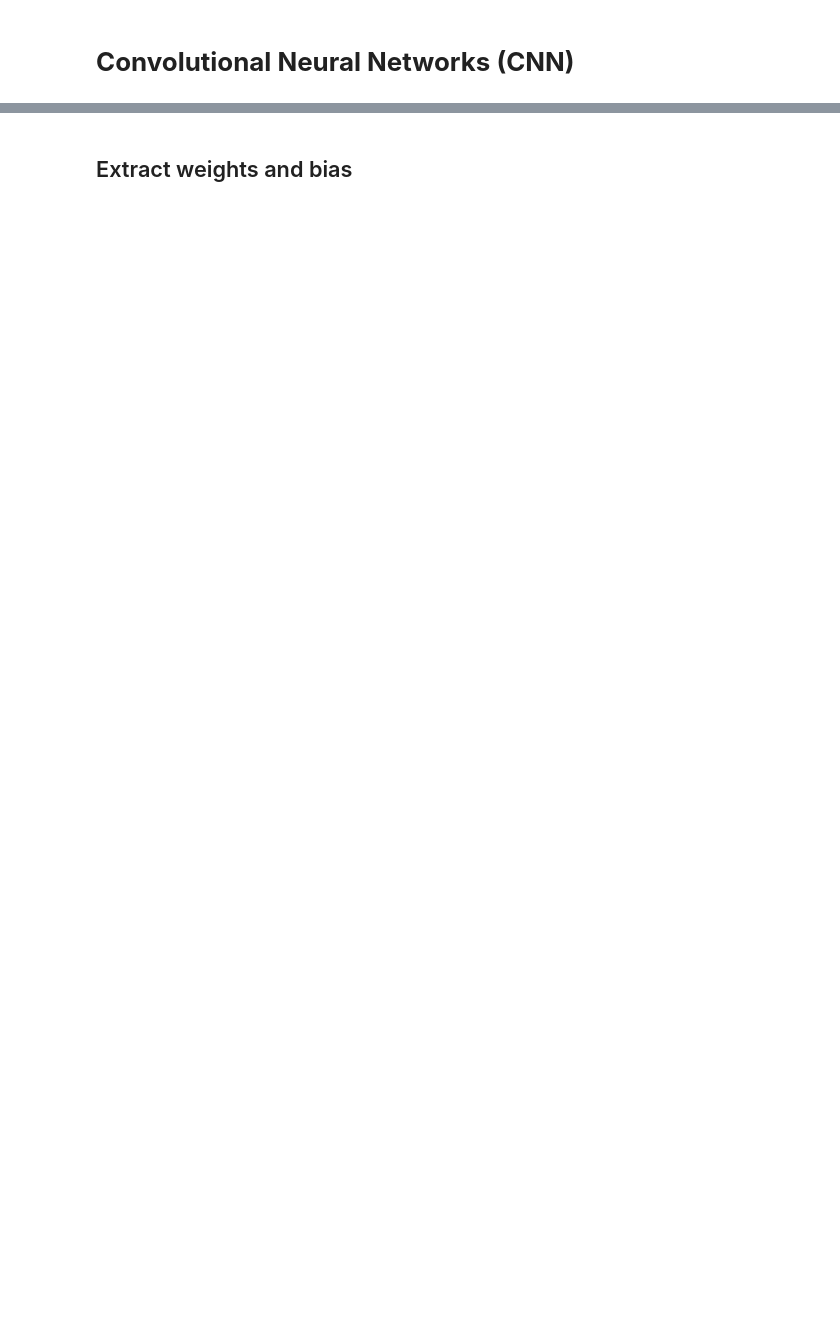
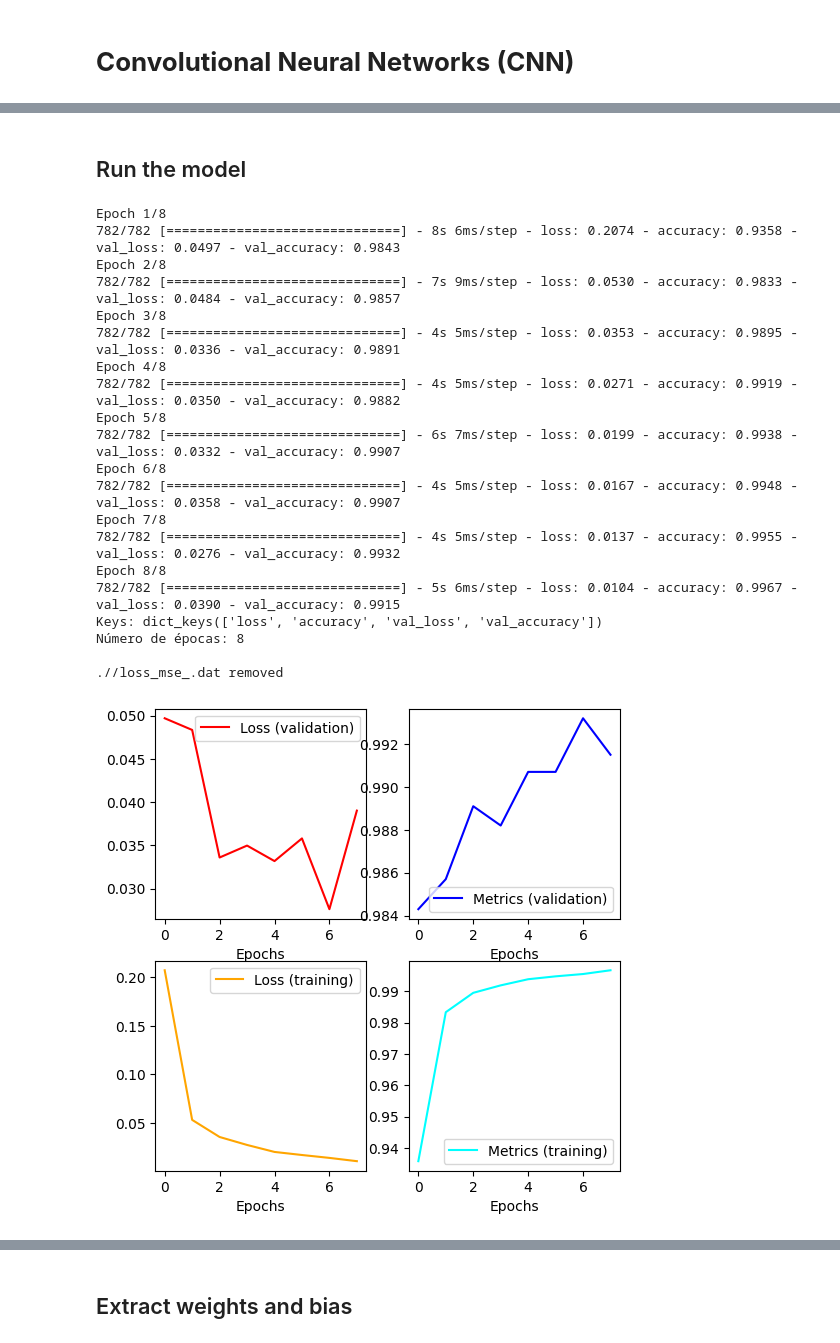
Before and after one commit to IrisFDTD/AI-UNIZAR-course, a Jupyter notebook: minst/ai_unizar_course_classifying_digits_23-24.ipynb, the cells around one changed output, grey strips where cells are left out. Drawn from its saved outputs; the diff is of its cells as text; code cells hidden in the pictures; blank space fills up the shorter version.

```diff
--- a/minst/ai_unizar_course_classifying_digits_23-24.ipynb
+++ b/minst/ai_unizar_course_classifying_digits_23-24.ipynb
@@ -500 +496,37 @@ Número de épocas: 8
+# %% [markdown]
+## Run the model
+# %%
+history=model.fit(x_train,y1h_train,
+                  epochs=epochs,
+                  batch_size=batch_size,\
+                  verbose=1,
+                  validation_data=(x_val, y1h_val))
+
+model.save('./model_conv2d.keras')
+# history from training
+print("Keys:",history.history.keys())
+plot_keys=list(history.history.keys())
+plot_score("./",history,loss_name=plot_keys[0],metrics_name=plot_keys[1])
+# %% [output]
+Epoch 1/8
+782/782 [==============================] - 8s 6ms/step - loss: 0.2074 - accuracy: 0.9358 - val_loss: 0.0497 - val_accuracy: 0.9843
+Epoch 2/8
+782/782 [==============================] - 7s 9ms/step - loss: 0.0530 - accuracy: 0.9833 - val_loss: 0.0484 - val_accuracy: 0.9857
+Epoch 3/8
+782/782 [==============================] - 4s 5ms/step - loss: 0.0353 - accuracy: 0.9895 - val_loss: 0.0336 - val_accuracy: 0.9891
+Epoch 4/8
+782/782 [==============================] - 4s 5ms/step - loss: 0.0271 - accuracy: 0.9919 - val_loss: 0.0350 - val_accuracy: 0.9882
+Epoch 5/8
+782/782 [==============================] - 6s 7ms/step - loss: 0.0199 - accuracy: 0.9938 - val_loss: 0.0332 - val_accuracy: 0.9907
+Epoch 6/8
+782/782 [==============================] - 4s 5ms/step - loss: 0.0167 - accuracy: 0.9948 - val_loss: 0.0358 - val_accuracy: 0.9907
+Epoch 7/8
+782/782 [==============================] - 4s 5ms/step - loss: 0.0137 - accuracy: 0.9955 - val_loss: 0.0276 - val_accuracy: 0.9932
+Epoch 8/8
+782/782 [==============================] - 5s 6ms/step - loss: 0.0104 - accuracy: 0.9967 - val_loss: 0.0390 - val_accuracy: 0.9915
+Keys: dict_keys(['loss', 'accuracy', 'val_loss', 'val_accuracy'])
+Número de épocas: 8
+
+.//loss_mse_.dat removed
+[figure, added]
 # %% [markdown]
```
Also changed, not shown: parts of 29 cells of this notebook.
